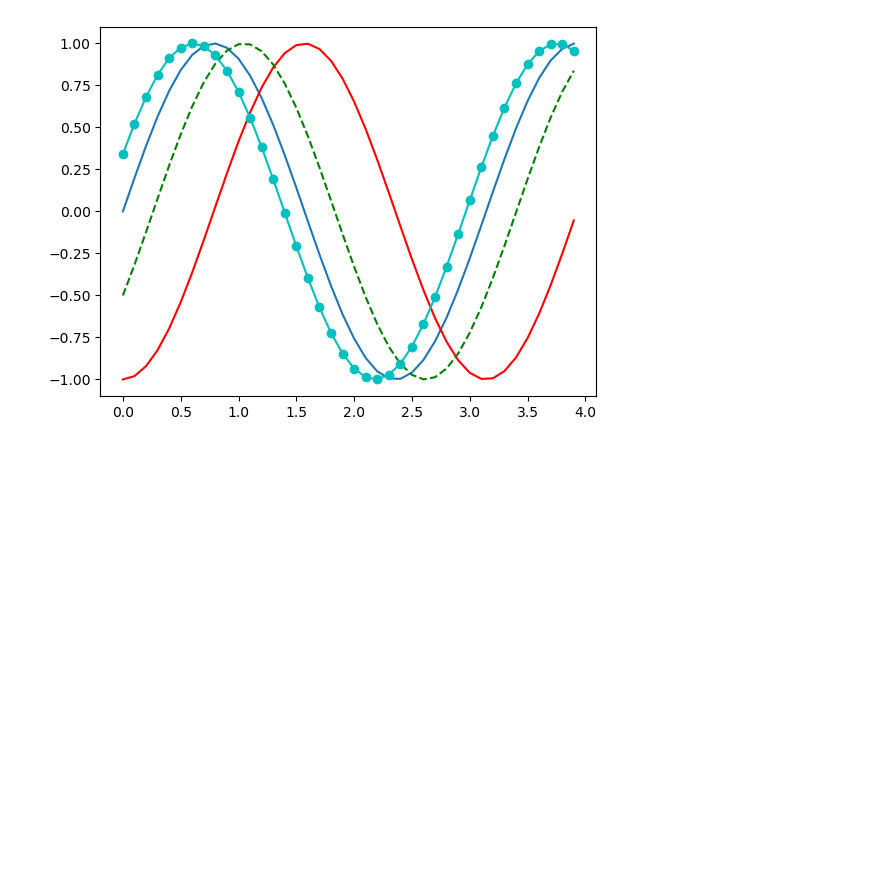
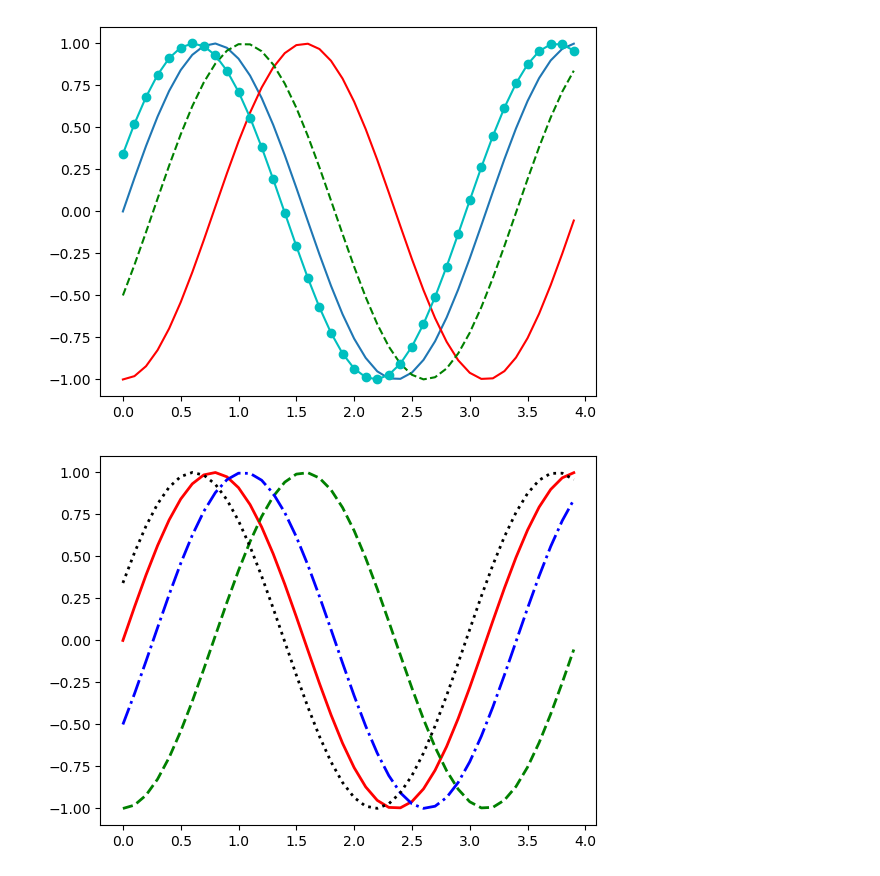
Before and after one commit to ezra1702/road-to-data-science, a Jupyter notebook: third-step.ipynb, the cells around one changed output. Drawn from its saved outputs; the diff is of its cells as text; code cells hidden in the pictures; blank space fills up the shorter version.

```diff
--- a/third-step.ipynb
+++ b/third-step.ipynb
@@ -64,3 +64,36 @@ plt.plot(t4,y4, "c-o")
 plt.show()
 # %% [output]
 [figure]
+# %%
+#Set Properti
+import numpy as np
+import matplotlib.pyplot as plt
+
+#Membuat Data
+def sinusGenerator(amplitudo, frekuensi,waktu, theta):
+    t = np.arange(0, waktu,0.1)
+    y = amplitudo * np.sin(2*frekuensi*t + np.deg2rad(theta))
+    return t,y
+
+#Membuat plot
+t1,y1 = sinusGenerator(1,1,4,0)
+t2,y2 = sinusGenerator(1,1,4,-90)
+t3,y3 = sinusGenerator(1,1,4,-30)
+t4,y4 = sinusGenerator(1,1,4,20)
+dataPlot1 = plt.plot(t1,y1)
+dataPlot2 = plt.plot(t2,y2)
+dataPlot3 = plt.plot(t3,y3)
+dataPlot4 = plt.plot(t4,y4)
+
+
+#Setting Properties
+plt.setp(dataPlot1, color='r', linestyle='-', linewidth=2)
+plt.setp(dataPlot2, color='g', linestyle='--', linewidth=2)
+plt.setp(dataPlot3, color='b', linestyle='-.', linewidth=2)
+plt.setp(dataPlot4, color='black', linestyle=':', linewidth=2)
+
+
+#Menampilkan Plot
+plt.show()
+# %% [output]
+[figure, added]
```
Also changed, not shown: parts of 8 cells of this notebook, 1 other file.
